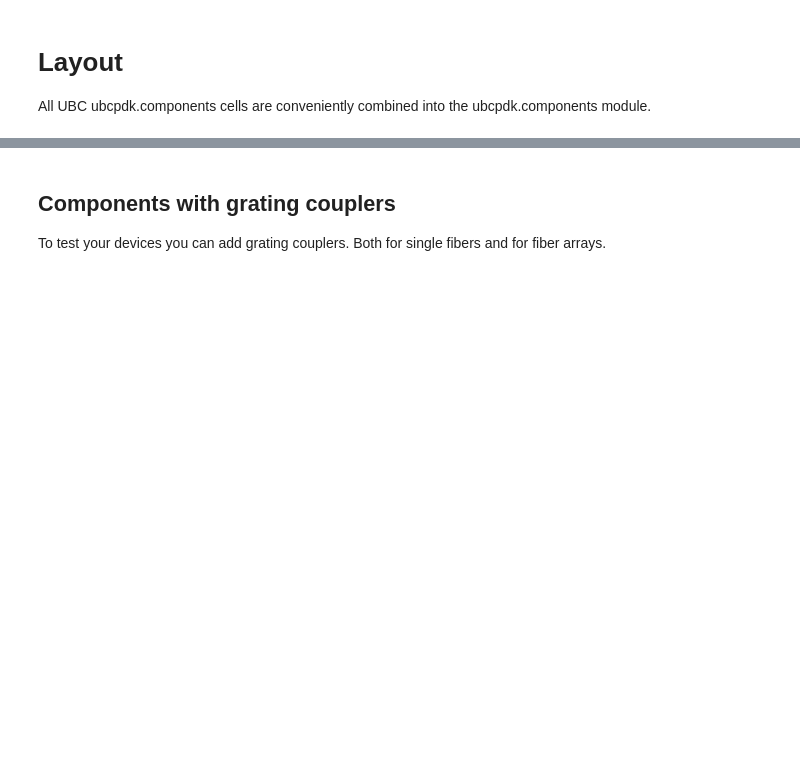
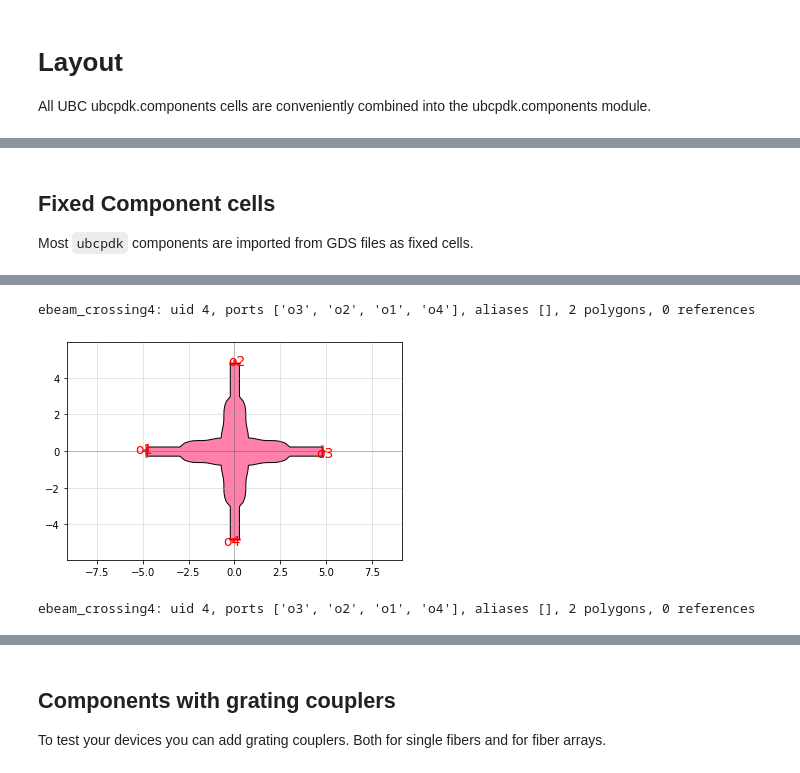
Before and after one commit to gdsfactory/ubc, a Jupyter notebook: docs/notebooks/00_layout.ipynb, the cells around one changed output, grey strips where cells are left out. Cells and saved outputs as stored; diff of their text form; code cells hidden in the pictures; blank space fills up the shorter version.

```diff
--- a/docs/notebooks/00_layout.ipynb
+++ b/docs/notebooks/00_layout.ipynb
@@ -27,0 +18,7 @@ pdk.y_splitter()
+# %% [markdown]
+## Fixed Component cells
+
+Most `ubcpdk` components are imported from GDS files as fixed cells.
+# %%
+ubcpdk.components.crossing()
+# %% [output]
@@ -27,0 +26,3 @@ pdk.y_splitter()
+ebeam_crossing4: uid 4, ports ['o3', 'o2', 'o1', 'o4'], aliases [], 2 polygons, 0 references
+[figure, added]
+ebeam_crossing4: uid 4, ports ['o3', 'o2', 'o1', 'o4'], aliases [], 2 polygons, 0 references
```
Also changed, not shown: parts of 28 cells of this notebook, 31 other files.
